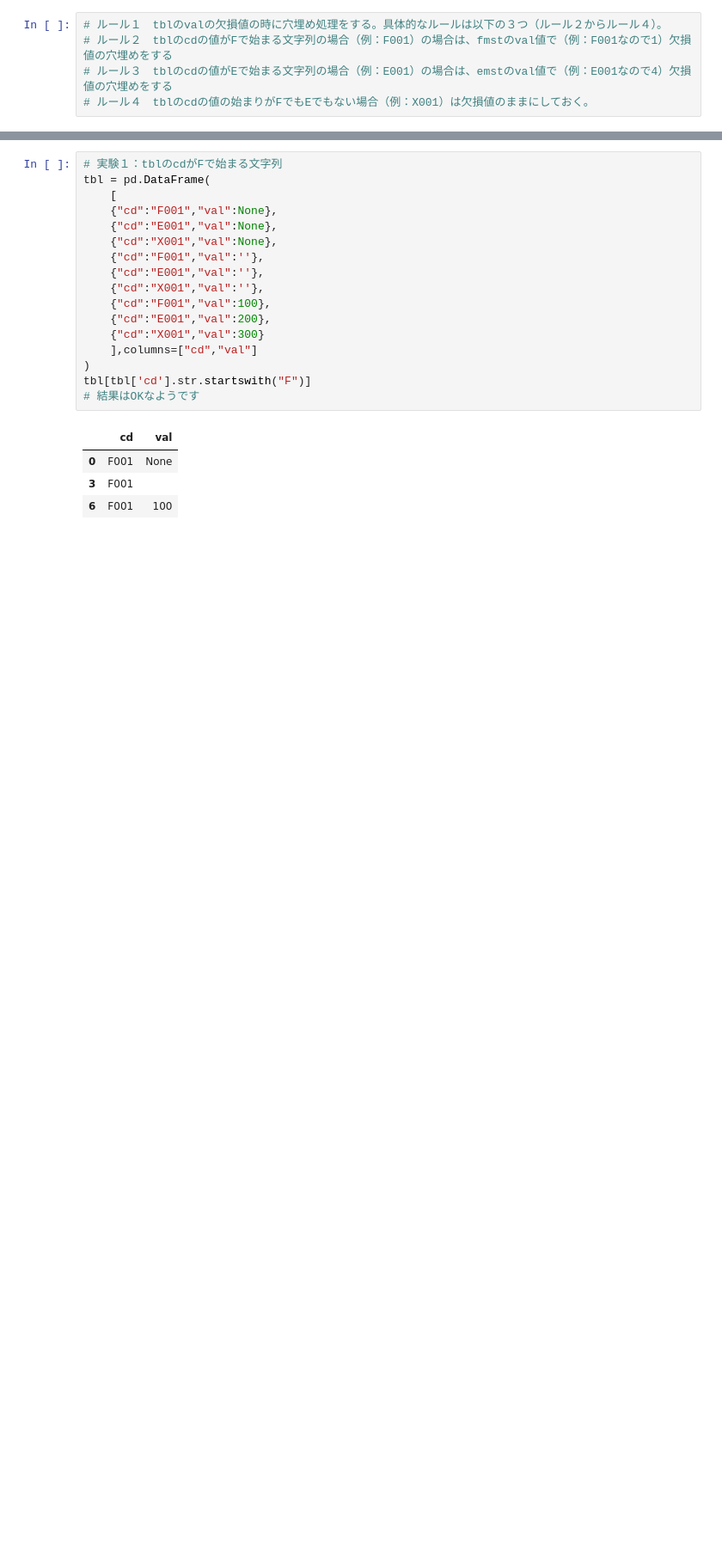
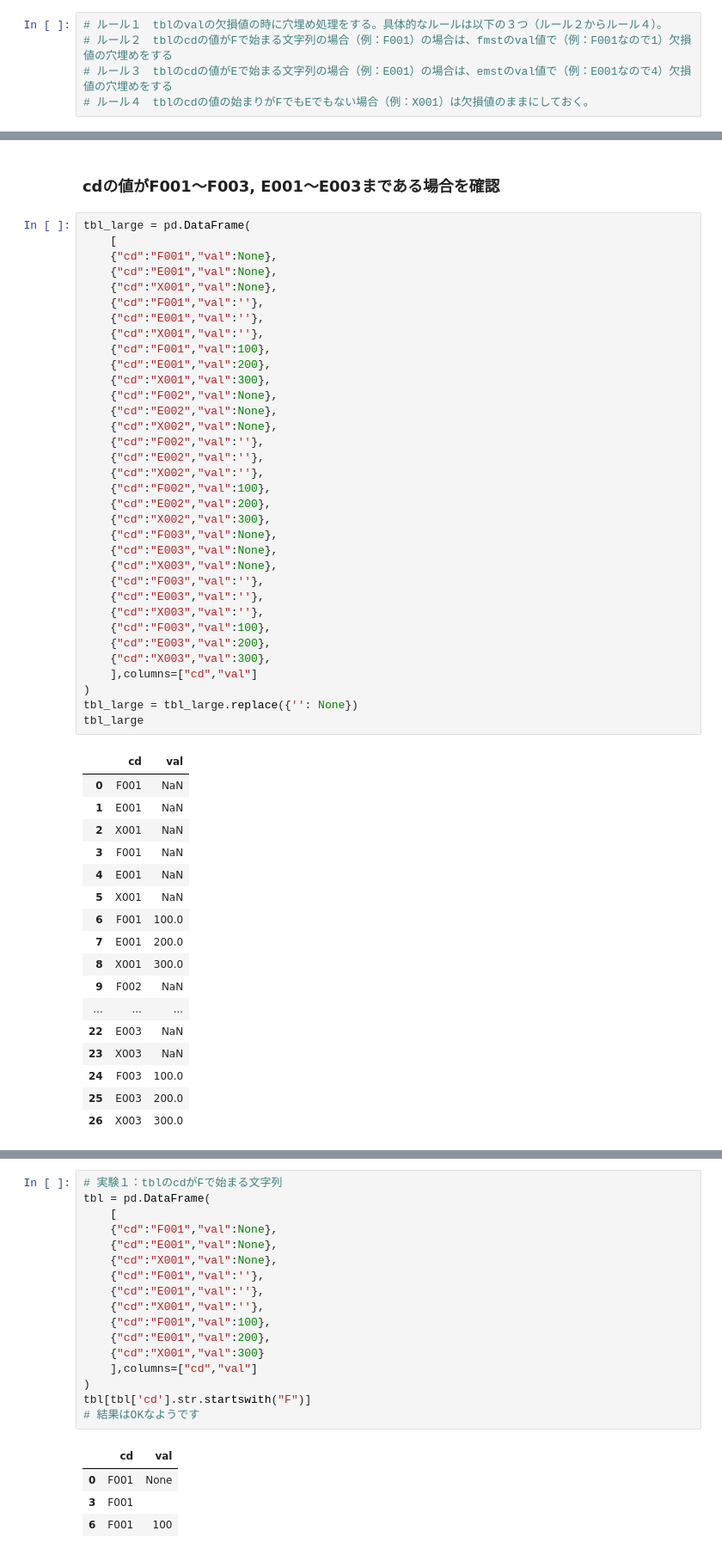
Before and after one commit to iidaatcnt/Testing-of-josn-to-csv-formatting-by-pandas, a Jupyter notebook: jupyter/03_tables.ipynb, the cells around one changed output, grey strips where cells are left out. Shown: that part at 86% size. Cells and saved outputs as stored; diff of their text form; blank space fills up the shorter version.

Commit message:
03_tables created

```diff
--- a/jupyter/03_tables.ipynb
+++ b/jupyter/03_tables.ipynb
@@ -109,0 +233,54 @@ tbl
+# %% [markdown]
+### cdの値がF001～F003, E001～E003まである場合を確認
+# %%
+tbl_large = pd.DataFrame(
+    [
+    {"cd":"F001","val":None},
+    {"cd":"E001","val":None},
+    {"cd":"X001","val":None},
+    {"cd":"F001","val":''},
+    {"cd":"E001","val":''},
+    {"cd":"X001","val":''},
+    {"cd":"F001","val":100},
+    {"cd":"E001","val":200},
+    {"cd":"X001","val":300},
+    {"cd":"F002","val":None},
+    {"cd":"E002","val":None},
+    {"cd":"X002","val":None},
+    {"cd":"F002","val":''},
+    {"cd":"E002","val":''},
+    {"cd":"X002","val":''},
+    {"cd":"F002","val":100},
+    {"cd":"E002","val":200},
+    {"cd":"X002","val":300},
+    {"cd":"F003","val":None},
+    {"cd":"E003","val":None},
+    {"cd":"X003","val":None},
+    {"cd":"F003","val":''},
+    {"cd":"E003","val":''},
+    {"cd":"X003","val":''},
+    {"cd":"F003","val":100},
+    {"cd":"E003","val":200},
+    {"cd":"X003","val":300},
+    ],columns=["cd","val"]
+)
+tbl_large = tbl_large.replace({'': None})
+tbl_large
+# %% [output]
+|  | cd | val |
+| 0 | F001 | NaN |
+| 1 | E001 | NaN |
+| 2 | X001 | NaN |
+| 3 | F001 | NaN |
+| 4 | E001 | NaN |
+| 5 | X001 | NaN |
+| 6 | F001 | 100.0 |
+| 7 | E001 | 200.0 |
+| 8 | X001 | 300.0 |
+| 9 | F002 | NaN |
+| ... | ... | ... |
+| 22 | E003 | NaN |
+| 23 | X003 | NaN |
+| 24 | F003 | 100.0 |
+| 25 | E003 | 200.0 |
+| 26 | X003 | 300.0 |
```
Also changed, not shown: parts of 31 cells of this notebook.
